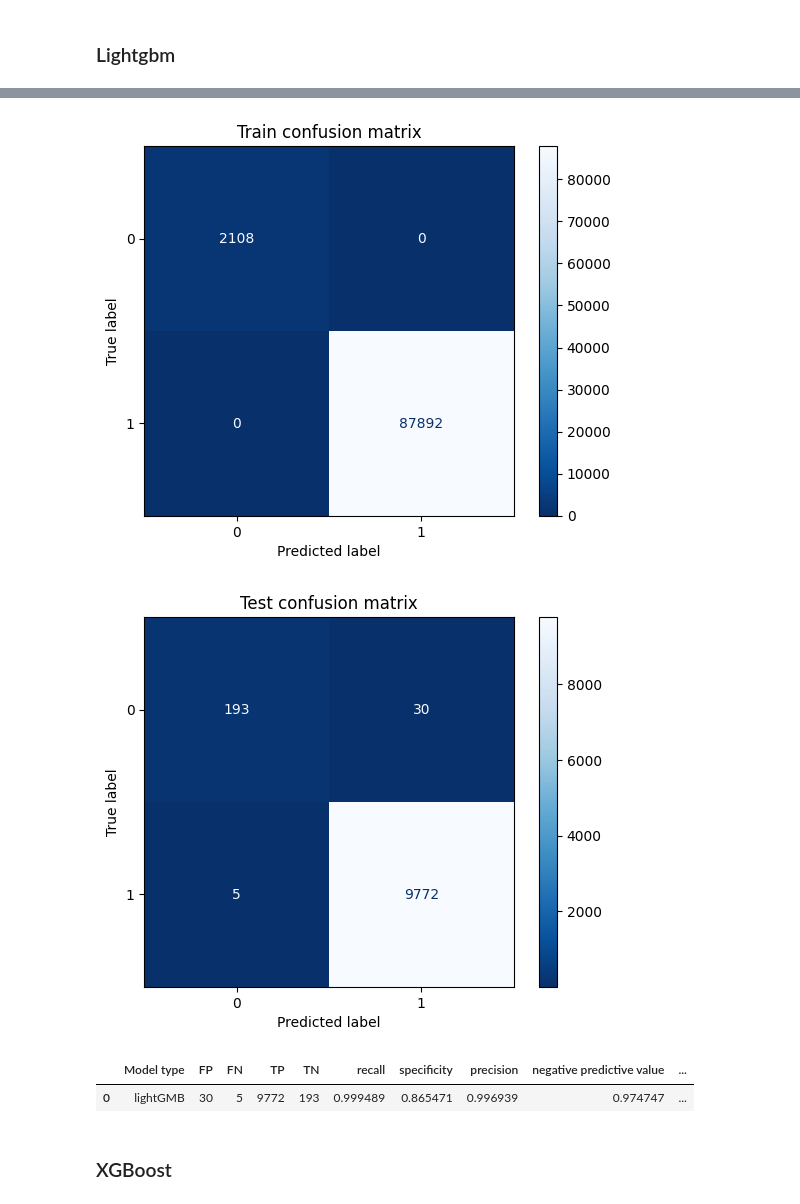
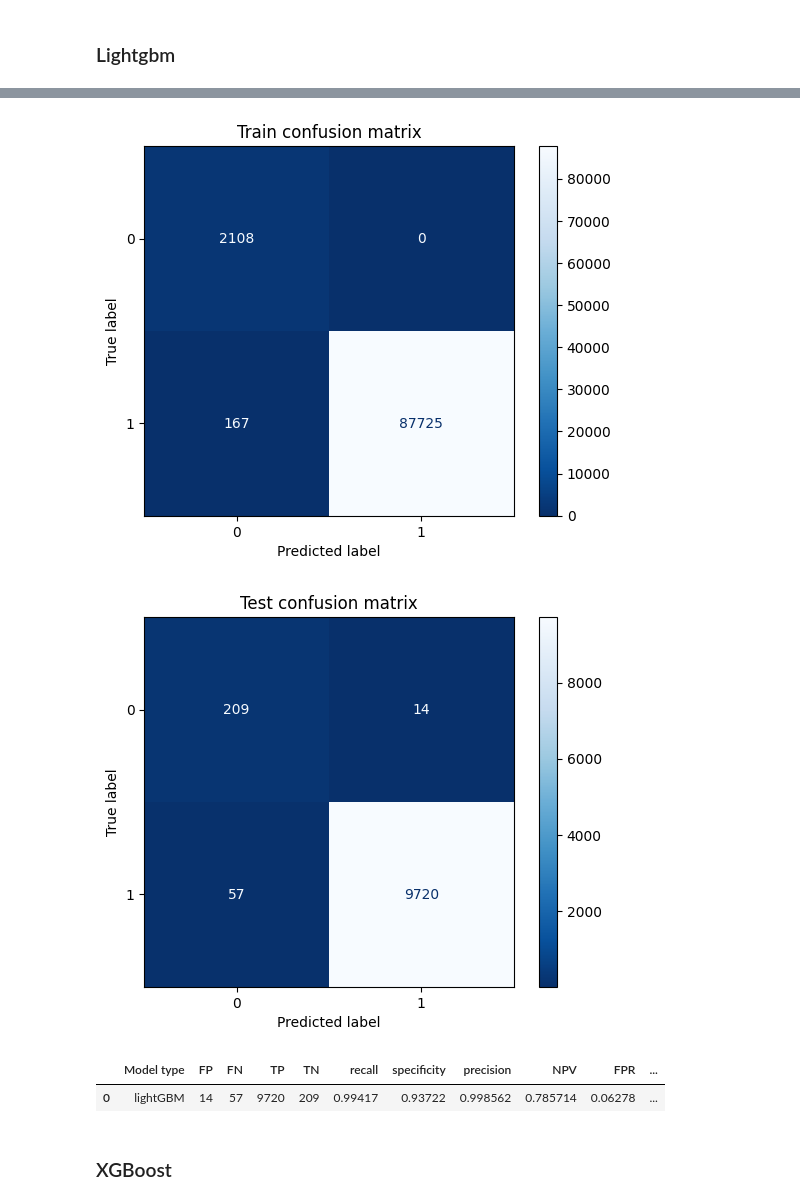
Before and after one commit to BDR2939/NVDA_assignment, a Jupyter notebook: NVDA_assignment.ipynb, the cells around one changed output, grey strips where cells are left out. Cells and saved outputs as stored; diff of their text form; code cells hidden in the pictures.

```diff
--- a/NVDA_assignment.ipynb
+++ b/NVDA_assignment.ipynb
@@ -42,6 +42,8 @@ for i in range(1,21):
     target_counts = df.test.value_counts()
     x.append(i*1e-5)
     y.append(target_counts[0] * 100 / df.shape[0])
+
+df = df.drop(columns=['test'])
 
 original_threshold_index = np.where(np.array(x) == 10e-5)[0][0]
 fig = plt.figure(figsize=(12, 6))
@@ -598,11 +600,13 @@ def add_to_result_df(alg_name, confusion_matrix, columns, results_df):
 
     return results_df
 # %%
-columns = ['Model type', 'FP', 'FN', 'TP', 'TN', 'recall', 'specificity', 'precision', 'negative predictive value', 'FPR', 'FNR', 'FDR', 'ACC']
+columns = ['Model type', 'FP', 'FN', 'TP', 'TN', 'recall', 'specificity', 'precision', 'NPV', 'FPR', 'FNR', 'FDR', 'ACC']
 results_df = pd.DataFrame(columns = columns)
+# %%
+pos_class_weight = 0.01 #should be optimized
 # %% [markdown]
 ### Lightgbm
 # %%
-lgb_model = lgb.LGBMClassifier(learning_rate=0.09,max_depth=-5,random_state=42)
+lgb_model = lgb.LGBMClassifier(learning_rate=0.09,max_depth=-5,random_state=42, scale_pos_weight=pos_class_weight)
 lgb_model.fit(X_train, y_train, eval_set=[(X_test,y_test),(X_train,y_train)], verbose=20, eval_metric='logloss')
 # %% [output]
@@ -635,7 +634,7 @@ disp.plot(cmap='Blues_r')
 plt.title('Train confusion matrix')
 plt.show()
 # %% [output]
-[figure, old version]
+[figure, new version]
 # %%
 confusion_matrix = metrics.confusion_matrix(y_test, lgb_model.predict(X_test))
 disp = metrics.ConfusionMatrixDisplay(confusion_matrix)
@@ -643,12 +642,12 @@ disp.plot(cmap='Blues_r')
 plt.title('Test confusion matrix')
 plt.show()
 # %% [output]
-[figure, old version]
+[figure, new version]
 # %%
-results_df = add_to_result_df('lightGMB', confusion_matrix, columns, results_df)
+results_df = add_to_result_df('lightGBM', confusion_matrix, columns, results_df)
 results_df
 # %% [output]
-|  | Model type | FP | FN | TP | TN | recall | specificity | precision | negative predictive value | ... |
-| 0 | lightGMB | 30 | 5 | 9772 | 193 | 0.999489 | 0.865471 | 0.996939 | 0.974747 | ... |
+|  | Model type | FP | FN | TP | TN | recall | specificity | precision | NPV | FPR | ... |
+| 0 | lightGBM | 14 | 57 | 9720 | 209 | 0.99417 | 0.93722 | 0.998562 | 0.785714 | 0.06278 | ... |
 # %% [markdown]
 ### XGBoost
```
Also changed, not shown: parts of 24 cells of this notebook.
